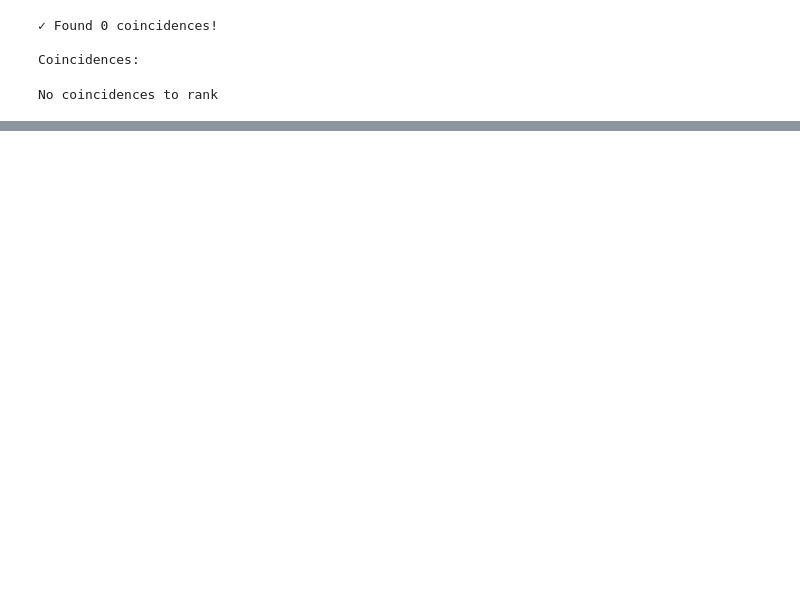
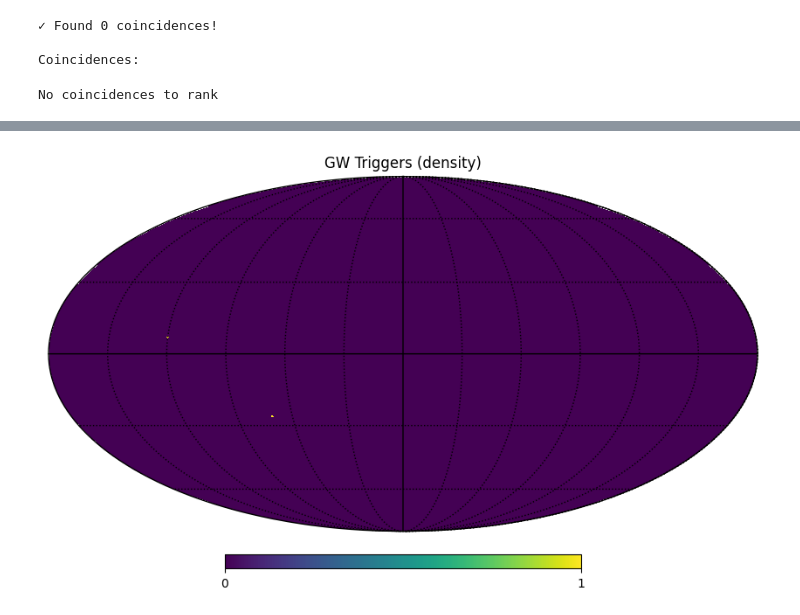
Before and after one commit to jhansth/gw-grb-joint-analysis, a Jupyter notebook: notebooks/exploratory_analysis.ipynb, the cells around one changed output, grey strips where cells are left out. Saved outputs shown, nothing was run; the diff lists cells and outputs as text; code cells hidden in the pictures; blank space fills up the shorter version.

Commit message:
Visual

```diff
--- a/notebooks/exploratory_analysis.ipynb
+++ b/notebooks/exploratory_analysis.ipynb
@@ -109,0 +110,30 @@ time diff, angle (s, rad): 1832.944036245346 0.017587860970182195
+# %%
+import numpy as np
+import pandas as pd
+import healpy as hp
+import matplotlib.pyplot as plt
+
+df = pd.read_csv("data/simulated/gw_triggers.csv")
+
+ra = df["ra"].to_numpy()
+dec = df["dec"].to_numpy()
+
+# If values look like degrees (> 2π), convert to radians
+if ra.max() > 2*np.pi:
+    ra = np.deg2rad(ra)
+    dec = np.deg2rad(dec)
+
+theta = np.pi/2 - dec   # colatitude
+phi = ra               # longitude (RA)
+
+nside = 64
+m = np.zeros(hp.nside2npix(nside))
+pix = hp.ang2pix(nside, theta, phi)
+for p in pix:
+    m[p] += 1
+
+hp.mollview(m, title="GW Triggers (density)")
+hp.graticule()
+plt.show()
+# %% [output]
+[figure, added]
```
Also changed, not shown: parts of 6 cells of this notebook, 2 other files.
